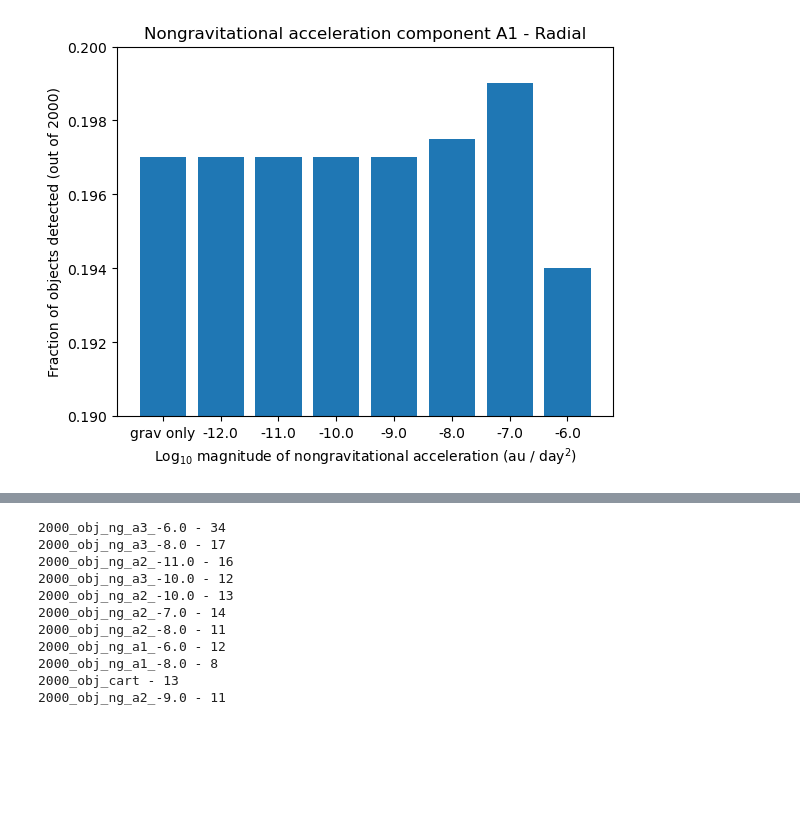
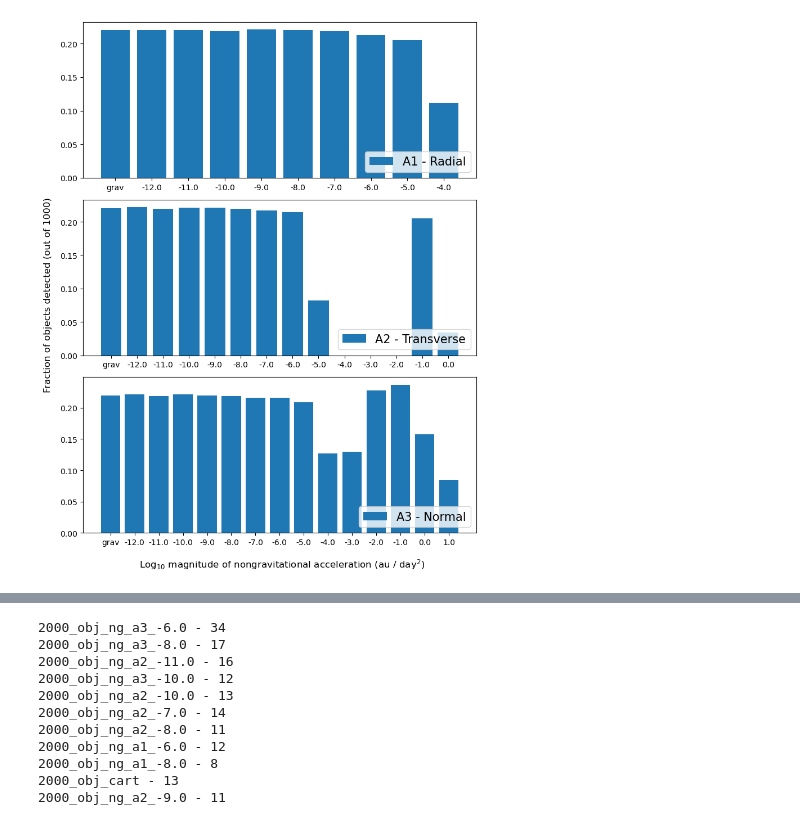
Before and after one commit to ewhite42/lsst_seti, a Jupyter notebook: nongrav/test_linking/sorcha_hist.ipynb, the cells around one changed output, grey strips where cells are left out. Saved outputs shown, nothing was run; the diff lists cells and outputs as text; code cells hidden in the pictures; blank space fills up the shorter version.

```diff
--- a/nongrav/test_linking/sorcha_hist.ipynb
+++ b/nongrav/test_linking/sorcha_hist.ipynb
@@ -15,7 +15,8 @@ import glob
 ## open each file and count up the number of unique object IDs
 
 fnames = [] #'/home/ellie/research/lsst/sorcha_output/2000_obj/2000_obj_cart.csv']
-fnames = fnames+glob.glob('/home/ellie/research/lsst/sorcha_output/2000_obj/2000_obj*30days.csv')
+#fnames = fnames+glob.glob('/home/ellie/research/lsst/sorcha_output/2000_obj/2000_obj*30days.csv')
+fnames = fnames+glob.glob('/home/ellie/research/lsst/sorcha_output/2000_ext/2000_ext*30days.csv')
 # %%
 a1_counts = []
 a1_nongrav = []
@@ -91,20 +92,99 @@ sorted_idx = a1[:,0].argsort()
 sorted_a1 = a1[sorted_idx]
 sorted_a1 = np.concatenate((np.array([[0.0, grav_counts]]), sorted_a1))
 
-print(sorted_a1[:,1])
+#print(sorted_a1[:,1])
 ax_labels = sorted_a1[:,0].tolist()
-ax_labels[0] = 'grav only'
+ax_labels[0] = 'grav'
 
 ax_labels_str = []
 for a in ax_labels:
     ax_labels_str.append(str(a))
 
-plt.bar(ax_labels_str, sorted_a1[:,1]/2000)
+print(sorted_a1)
+
+fig, (ax1, ax2, ax3) = plt.subplots(3, 1)
+ax1.bar(ax_labels_str, sorted_a1[:,1]/1000, label='A1 - Radial')
 #plt.ylim(1570,1600)
-plt.ylim(0.19, 0.20)
-plt.ylabel('Fraction of objects detected (out of 2000)')
-plt.xlabel('Log$_{10}$ magnitude of nongravitational acceleration (au / day$^2$)')
-plt.title('Nongravitational acceleration component A1 - Radial')
-plt.savefig('sorcha_hist_a1.png')
+#plt.ylim(0.19, 0.20)
+#ax1.set_ylabel('Fraction of objects detected (out of 2000)')
+#ax1.set_xlabel('Log$_{10}$ magnitude of nongravitational acceleration (au / day$^2$)')
+#ax1.set_title('Nongravitational acceleration component A1 - Radial')
+ax1.legend(loc='lower right', fontsize=15)
+
+a2 = np.column_stack((np.array(a2_nongrav), np.array(a2_counts)))
+sorted_idx = a2[:,0].argsort()
+sorted_a2 = a2[sorted_idx]
+sorted_a2 = np.concatenate((np.array([[-13.0, grav_counts]]), sorted_a2))
+a2_labels = sorted_a3[:,0].astype(str).tolist()
+
+print(sorted_a2)
+a2_counts_new = sorted_a2[:,1].tolist()
+#a2_counts_new.insert(new_idx, a3_counts_new.pop(curr_idx))
+
+ax_labels_str = ['-13.0', '-12.0','-11.0','-10.0','-9.0','-8.0','-7.0','-6.0','-5.0','-4.0','-3.0','-2.0','-1.0','0.0','1.0']
+print(len(ax_labels_str))
+
+a2_vals = []
+i=0
+
+for l in ax_labels_str:
+    if l in ['-4.0','-3.0','-2.0','1.0']:
+        a2_vals.append(0.0)
+    else:
+        a2_vals.append(sorted_a2[:,1][i])
+        i += 1
+
+print(ax_labels_str)
+print(a2_vals)
+
+ax_labels_str[0] = 'grav'
+
+ax2.bar(ax_labels_str[:-1], np.array(a2_vals)[:-1]/1000, label='A2 - Transverse') #sorted_a2[:,1]/1000)
+#plt.ylim(1570,1600)
+#plt.ylim(0.785,0.80)
+#plt.ylim(0.19, 0.20)
+#ax2.set_ylabel('Fraction of objects detected (out of 1000)')
+#ax2.set_xlabel('Log$_{10}$ magnitude of nongravitational acceleration (au / day$^2$)')
+#ax2.set_title('Nongravitational acceleration component A2 - Transverse')
+ax2.legend(loc='lower right', fontsize=15)
+
+a3 = np.column_stack((np.array(a3_nongrav), np.array(a3_counts)))
+sorted_idx = a3[:,0].argsort()
+sorted_a3 = a3[sorted_idx]
+print(sorted_a3)
+sorted_a3 = np.concatenate((np.array([[-13.0, grav_counts]]), sorted_a3))
+
+print(sorted_a3[:,1])
+a3_labels = sorted_a3[:,0].astype(str).tolist()
+a3_counts_new = sorted_a3[:,1].tolist()
+
+curr_idx = 0
+new_idx = 12
+
+a3_labels.insert(new_idx, a3_labels.pop(curr_idx))
+a3_counts_new.insert(new_idx, a3_counts_new.pop(curr_idx))
+
+a3_labels.insert(0, a3_labels.pop(-3))
+a3_counts_new.insert(0, a3_counts_new.pop(-3))
+
+a3_labels[0] = 'grav'
+
+ax3.bar(a3_labels, np.array(a3_counts_new)/1000, label='A3 - Normal')
+#plt.ylim(1570,1600)
+#plt.ylim(0.785,0.80)
+#plt.ylim(0.19, 0.20)
+#ax3.set_ylabel('Fraction of objects detected (out of 1000)')
+#ax3.set_xlabel('Log$_{10}$ magnitude of nongravitational acceleration (au / day$^2$)')
+#ax3.set_title('Nongravitational acceleration component A3 - Normal')
+ax3.legend(loc='lower right', fontsize=15)
+
+#mid = (fig.subplotpars.right + fig.subplotpars.left) / 2
+fig.supylabel('Fraction of objects detected (out of 1000)')
+fig.supxlabel('Log$_{10}$ magnitude of nongravitational acceleration (au / day$^2$)', x=0.55)
+
+fig.set_figwidth(8)
+fig.set_figheight(10)
+plt.tight_layout()
+plt.savefig('sorcha_hist_all_1000.png', dpi=300)
 plt.show()
 # %% [output]
@@ -112 +208 @@ plt.show()
-[figure, old version]
+[figure, new version]
```
Also changed, not shown: parts of 22 cells of this notebook, 7 other files.
